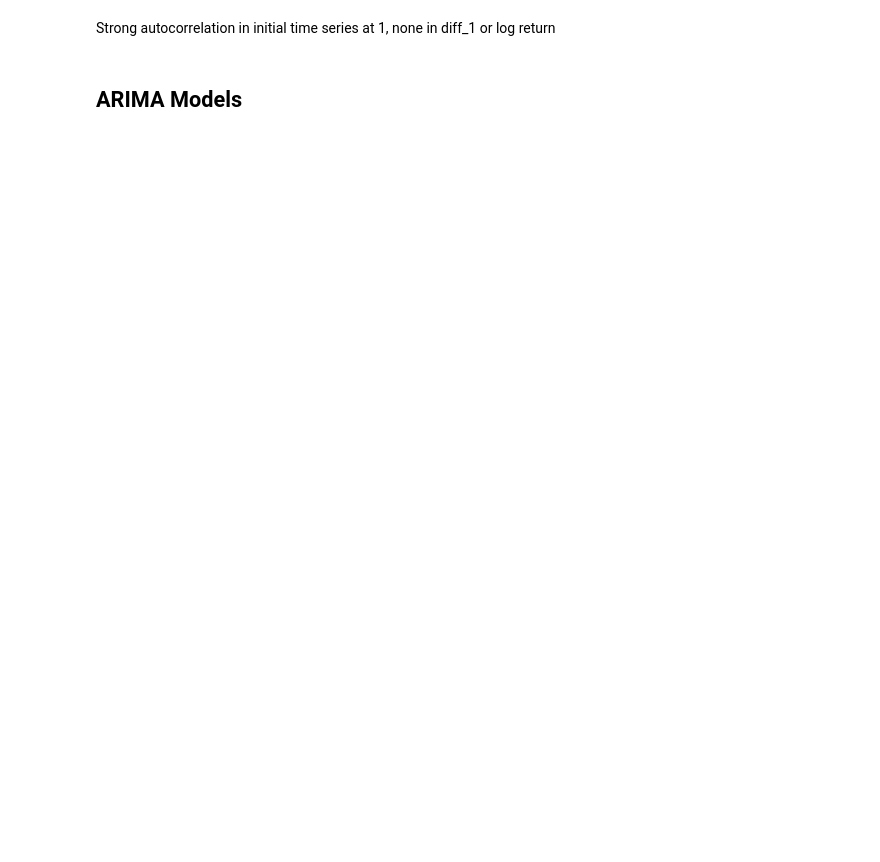
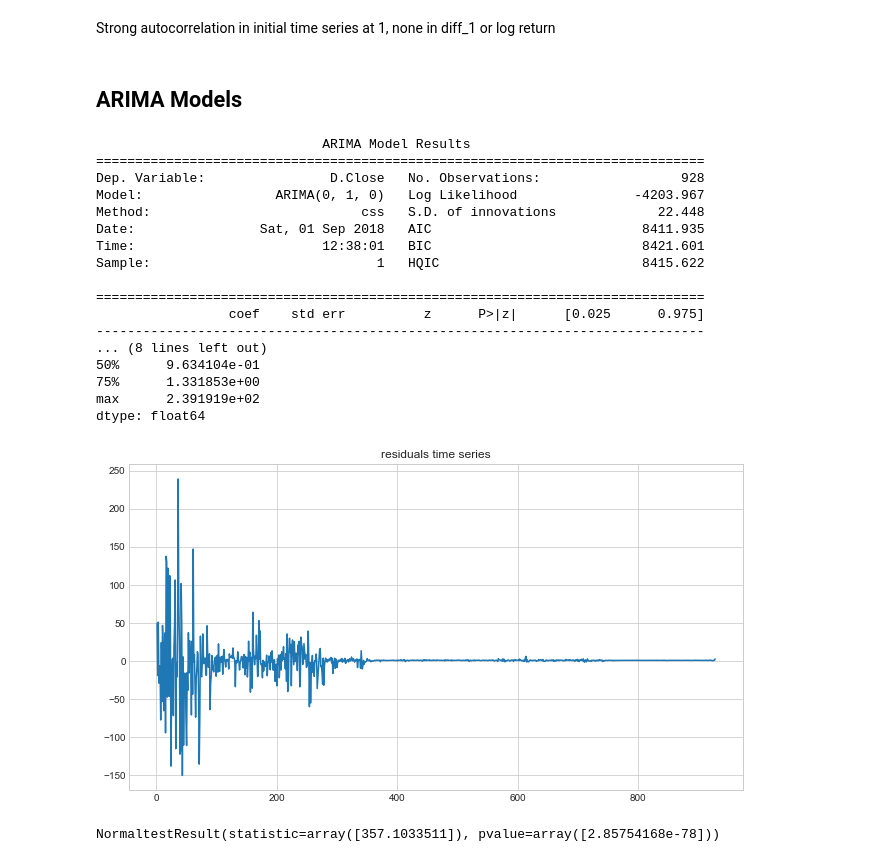
Before and after one commit to brianmcguckin/thinkful_unit_06_specializations, a Jupyter notebook: 06_01_06_challenge_time_series_analysis.ipynb, the cells around one changed output. Drawn from its saved outputs; the diff is of its cells as text; code cells hidden in the pictures; blank space fills up the shorter version.

```diff
--- a/06_01_06_challenge_time_series_analysis.ipynb
+++ b/06_01_06_challenge_time_series_analysis.ipynb
@@ -206,3 +149,37 @@ plt.show()
 Strong autocorrelation in initial time series at 1, none in diff_1 or log return
 # %% [markdown]
 ## ARIMA Models
+# %%
+from statsmodels.tsa.arima_model import ARIMA
+model_010 = ARIMA(eth_price.Close, order=(0,1,0)).fit()
+print(model_010.summary())
+print('residuals description')
+print(model_010.resid.describe())
+
+model_010_residuals = pd.DataFrame(model_010.resid)
+model_010_residuals.plot(legend=False, figsize=(11,6))
+plt.title('residuals time series')
+plt.show()
+
+from scipy.stats import normaltest
+print(normaltest(model_010_residuals))
+# %% [output]
+                             ARIMA Model Results
+==============================================================================
+Dep. Variable:                D.Close   No. Observations:                  928
+Model:                 ARIMA(0, 1, 0)   Log Likelihood               -4203.967
+Method:                           css   S.D. of innovations             22.448
+Date:                Sat, 01 Sep 2018   AIC                           8411.935
+Time:                        12:38:01   BIC                           8421.601
+Sample:                             1   HQIC                          8415.622
+
+==============================================================================
+                 coef    std err          z      P>|z|      [0.025      0.975]
+------------------------------------------------------------------------------
+... (8 lines left out)
+50%      9.634104e-01
+75%      1.331853e+00
+max      2.391919e+02
+dtype: float64
+[figure, added]
+NormaltestResult(statistic=array([357.1033511]), pvalue=array([2.85754168e-78]))
```
Also changed, not shown: parts of 17 cells of this notebook, 1 other file.
